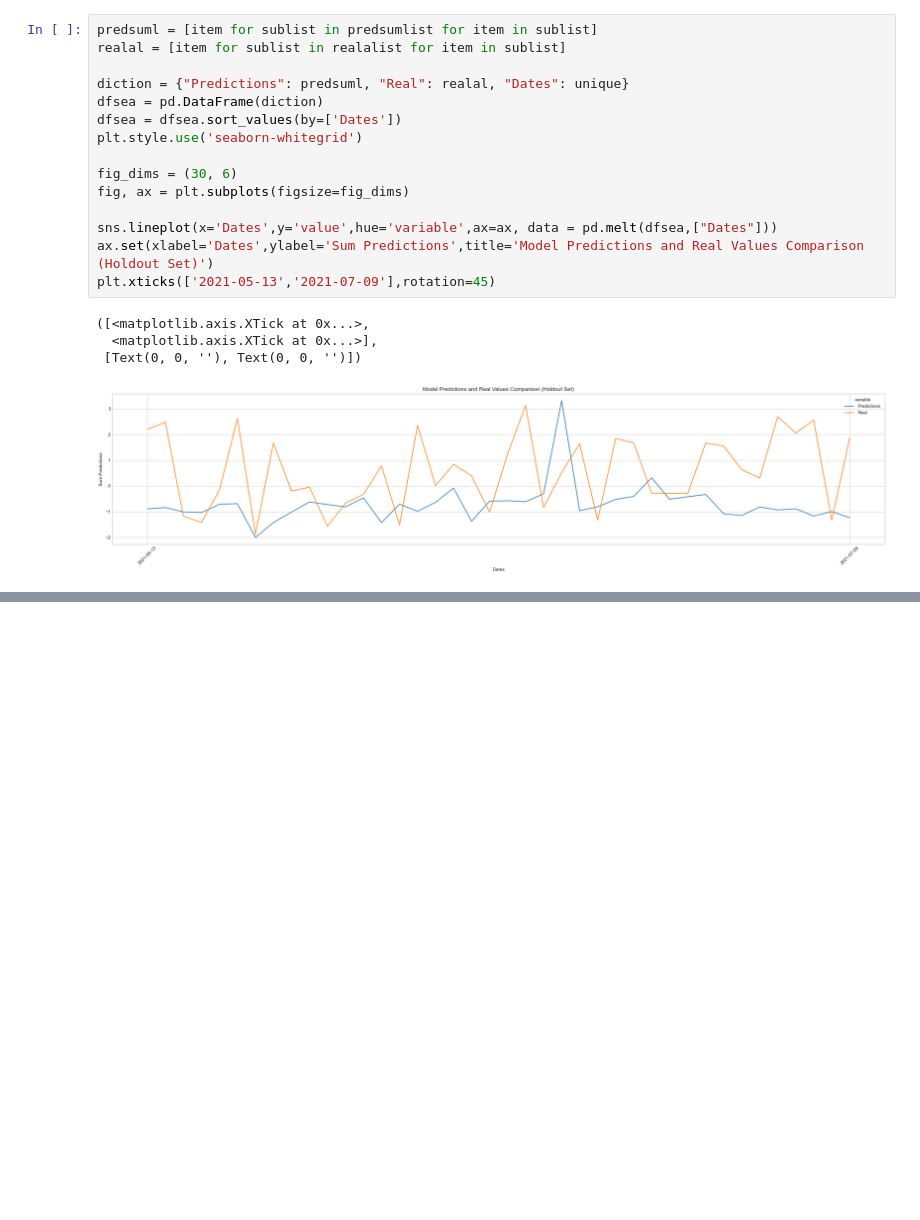
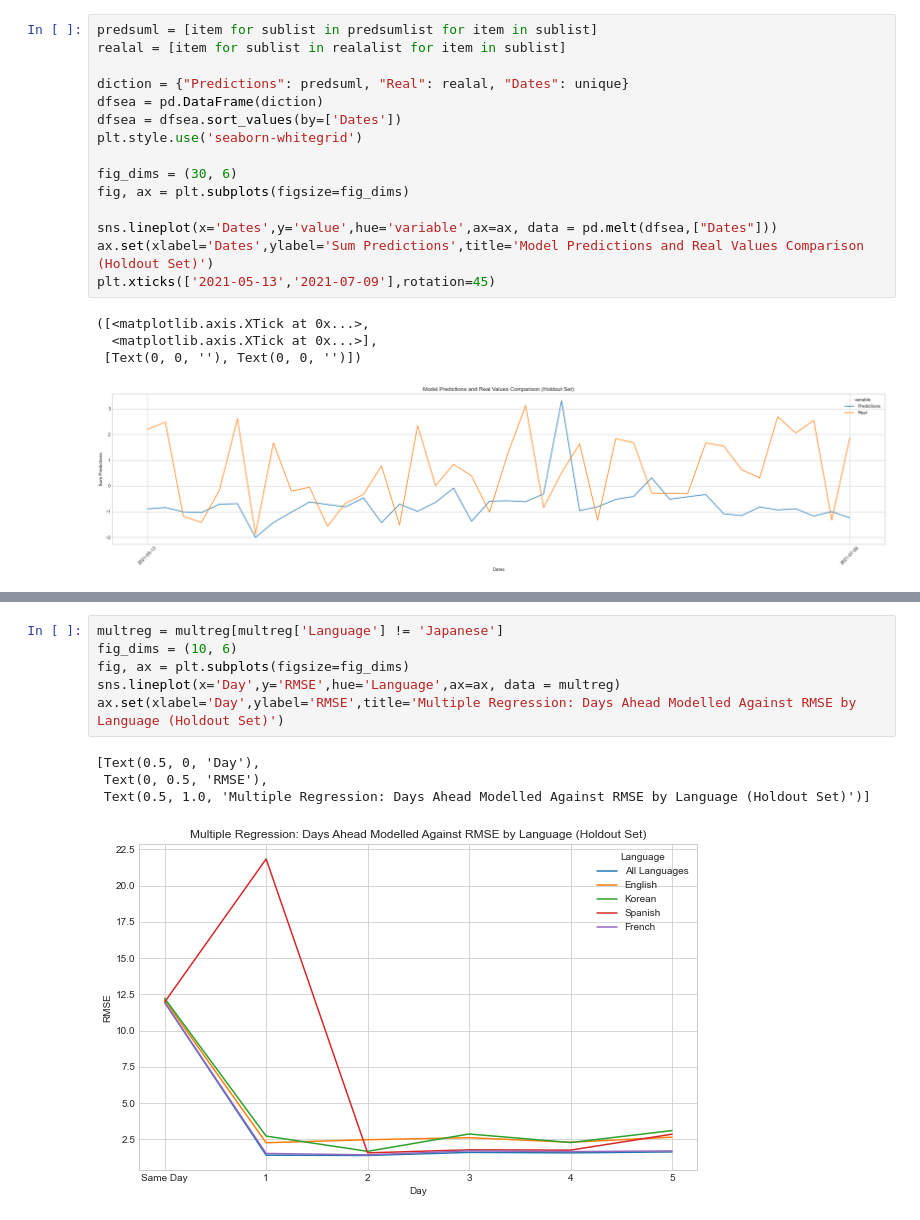
Before and after one commit to nathanindrakumar/Final_Project, a Jupyter notebook: Untitled1.ipynb, the cells around one changed output, grey strips where cells are left out. Drawn from its saved outputs; the diff is of its cells as text; blank space fills up the shorter version.

```diff
--- a/Untitled1.ipynb
+++ b/Untitled1.ipynb
@@ -401,0 +446,11 @@ plt.xticks(['2021-05-13','2021-07-09'],rotation=45)
+# %%
+multreg = multreg[multreg['Language'] != 'Japanese']
+fig_dims = (10, 6)
+fig, ax = plt.subplots(figsize=fig_dims)
+sns.lineplot(x='Day',y='RMSE',hue='Language',ax=ax, data = multreg)
+ax.set(xlabel='Day',ylabel='RMSE',title='Multiple Regression: Days Ahead Modelled Against RMSE by Language (Holdout Set)')
+# %% [output]
+[Text(0.5, 0, 'Day'),
+ Text(0, 0.5, 'RMSE'),
+ Text(0.5, 1.0, 'Multiple Regression: Days Ahead Modelled Against RMSE by Language (Holdout Set)')]
+[figure, added]
```
Also changed, not shown: parts of 6 cells of this notebook, 16 other files.
